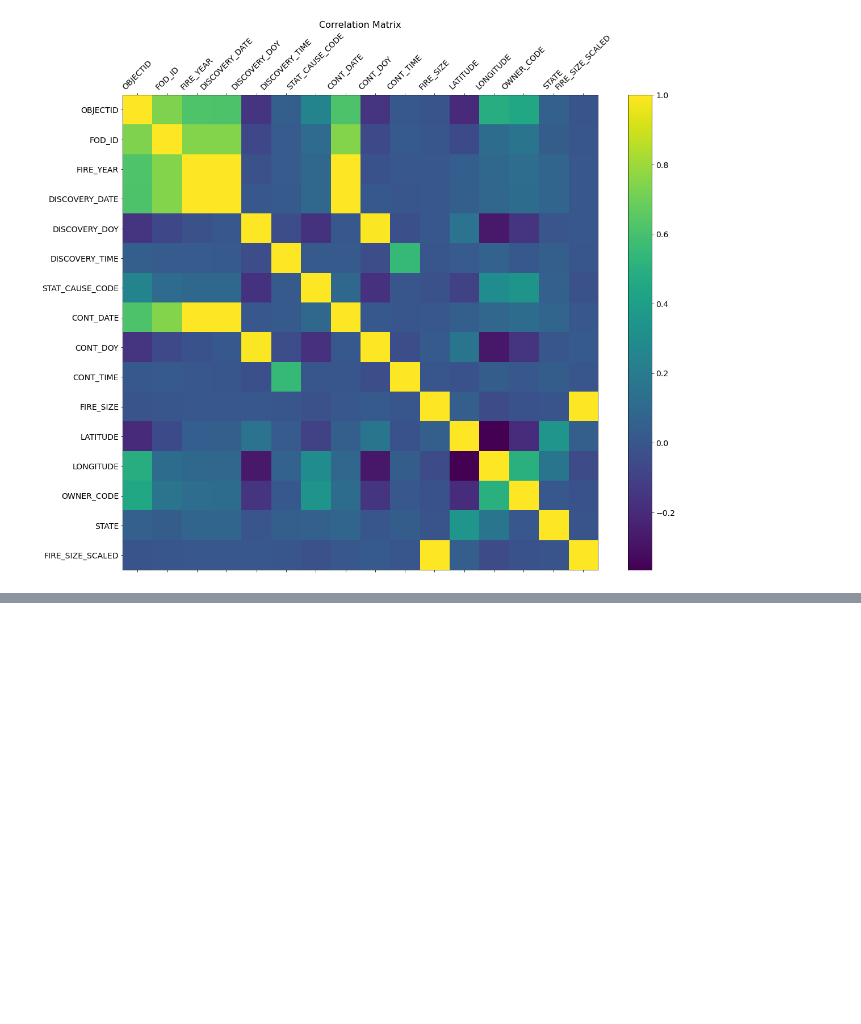
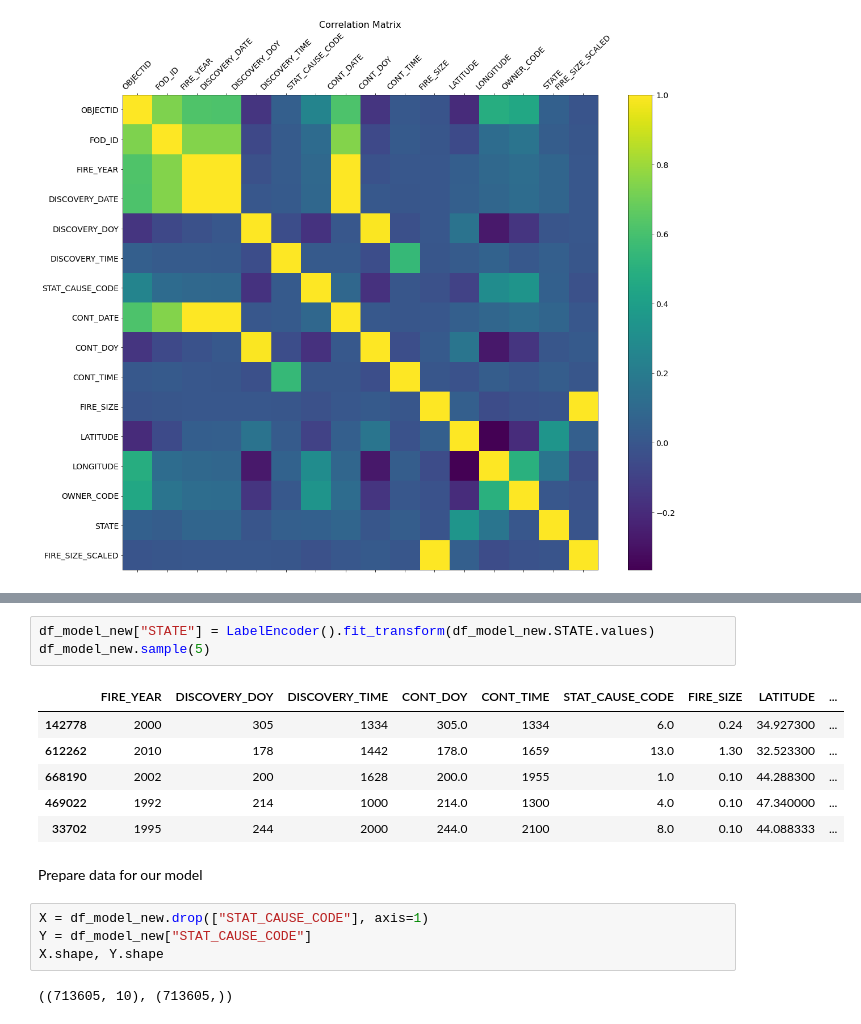
Before and after one commit to akanksha276/wildfire_analysis, a Jupyter notebook: notebooks/NN/255_NN_learning.ipynb, the cells around one changed output, grey strips where cells are left out. Drawn from its saved outputs; the diff is of its cells as text; blank space fills up the shorter version.

```diff
--- a/notebooks/NN/255_NN_learning.ipynb
+++ b/notebooks/NN/255_NN_learning.ipynb
@@ -257,0 +317,18 @@ plt.savefig("corr_train_nandu.png")
+# %%
+df_model_new["STATE"] = LabelEncoder().fit_transform(df_model_new.STATE.values)
+df_model_new.sample(5)
+# %% [output]
+|  | FIRE_YEAR | DISCOVERY_DOY | DISCOVERY_TIME | CONT_DOY | CONT_TIME | STAT_CAUSE_CODE | FIRE_SIZE | LATITUDE | ... |
+| 142778 | 2000 | 305 | 1334 | 305.0 | 1334 | 6.0 | 0.24 | 34.927300 | ... |
+| 612262 | 2010 | 178 | 1442 | 178.0 | 1659 | 13.0 | 1.30 | 32.523300 | ... |
+| 668190 | 2002 | 200 | 1628 | 200.0 | 1955 | 1.0 | 0.10 | 44.288300 | ... |
+| 469022 | 1992 | 214 | 1000 | 214.0 | 1300 | 4.0 | 0.10 | 47.340000 | ... |
+| 33702 | 1995 | 244 | 2000 | 244.0 | 2100 | 8.0 | 0.10 | 44.088333 | ... |
+# %% [markdown]
+Prepare data for our model
+# %%
+X = df_model_new.drop(["STAT_CAUSE_CODE"], axis=1)
+Y = df_model_new["STAT_CAUSE_CODE"]
+X.shape, Y.shape
+# %% [output]
+((713605, 10), (713605,))
```
Also changed, not shown: parts of 17 cells of this notebook.
